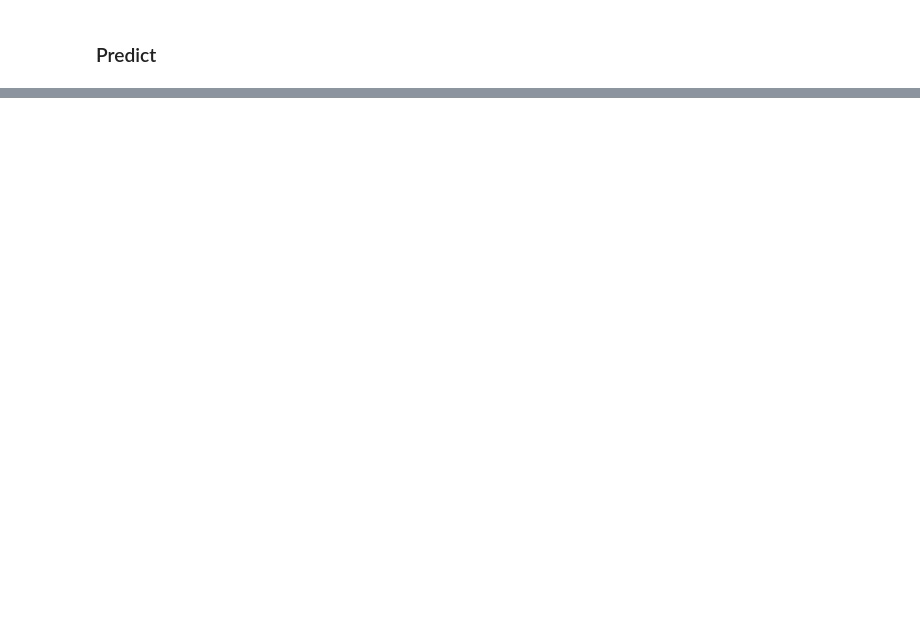
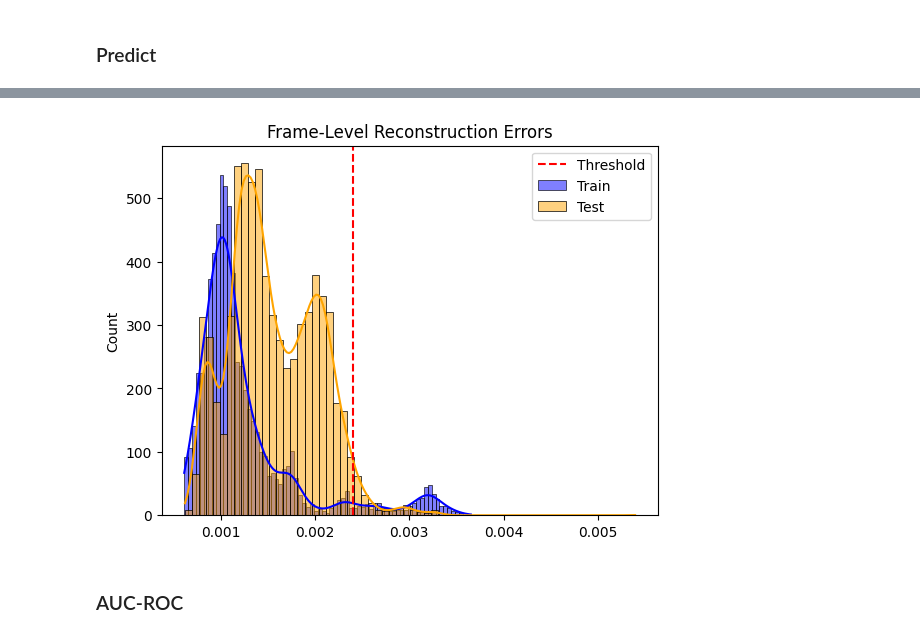
Before and after one commit to gauravrsawant/Anomaly_Detection, a Jupyter notebook: Notebooks/main.ipynb, the cells around one changed output, grey strips where cells are left out. Saved outputs shown, nothing was run; the diff lists cells and outputs as text; code cells hidden in the pictures; blank space fills up the shorter version.

```diff
--- a/Notebooks/main.ipynb
+++ b/Notebooks/main.ipynb
@@ -203,0 +212,13 @@ plt.show()
+# %%
+import seaborn as sns
+
+sns.histplot(train_errors_frame, color='blue', label='Train', kde=True)
+sns.histplot(frame_scores, color='orange', label='Test', kde=True)
+plt.axvline(threshold, color='red', linestyle='--', label='Threshold')
+plt.legend()
+plt.title("Frame-Level Reconstruction Errors")
+plt.show()
+# %% [output]
+[figure, added]
+# %% [markdown]
+### AUC-ROC
```
Also changed, not shown: parts of 15 cells of this notebook.
